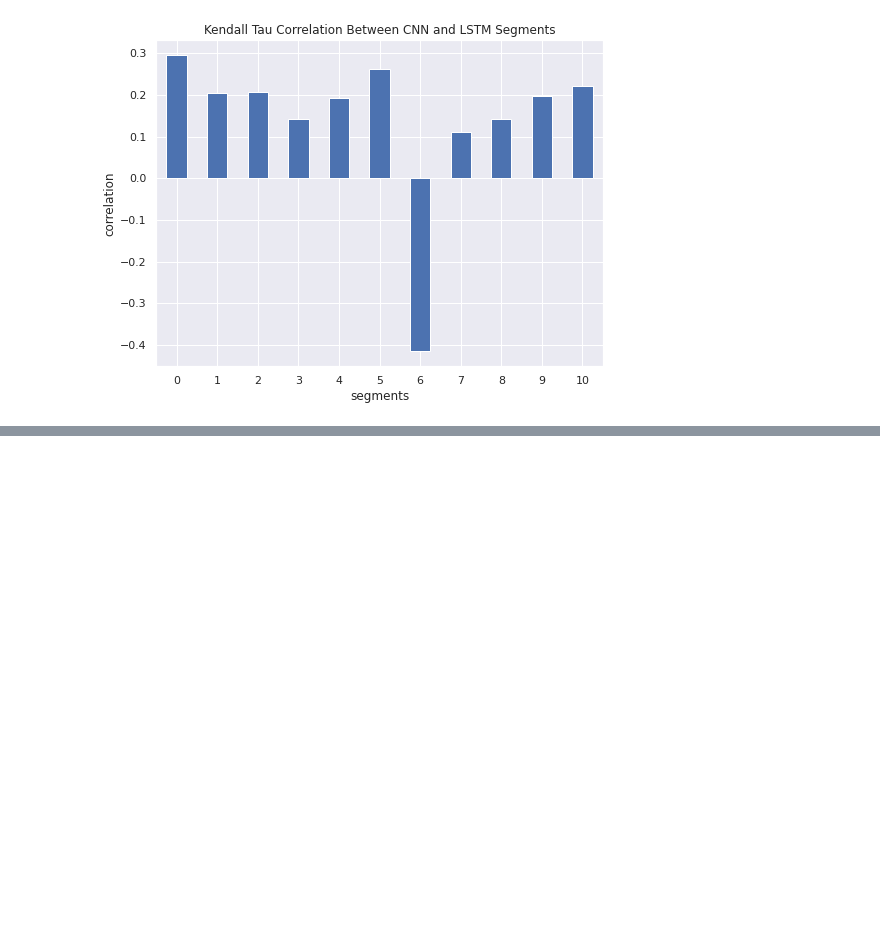
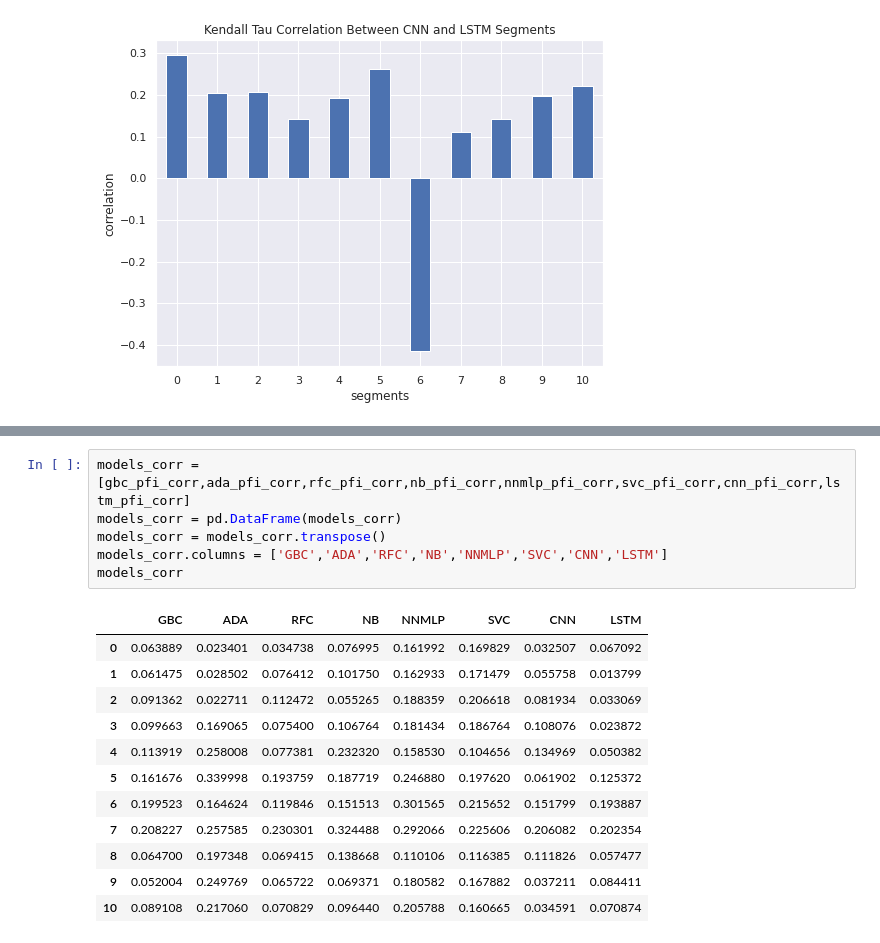
Before and after one commit to shouryaverma/cs_lvl4_project, a Jupyter notebook: code notebooks/correlation.ipynb, the cells around one changed output, grey strips where cells are left out. Cells and saved outputs as stored; diff of their text form; blank space fills up the shorter version.

```diff
--- a/code notebooks/correlation.ipynb
+++ b/code notebooks/correlation.ipynb
@@ -333,0 +375,19 @@ models
+# %%
+models_corr = [gbc_pfi_corr,ada_pfi_corr,rfc_pfi_corr,nb_pfi_corr,nnmlp_pfi_corr,svc_pfi_corr,cnn_pfi_corr,lstm_pfi_corr]
+models_corr = pd.DataFrame(models_corr)
+models_corr = models_corr.transpose()
+models_corr.columns = ['GBC','ADA','RFC','NB','NNMLP','SVC','CNN','LSTM']
+models_corr
+# %% [output]
+|  | GBC | ADA | RFC | NB | NNMLP | SVC | CNN | LSTM |
+| 0 | 0.063889 | 0.023401 | 0.034738 | 0.076995 | 0.161992 | 0.169829 | 0.032507 | 0.067092 |
+| 1 | 0.061475 | 0.028502 | 0.076412 | 0.101750 | 0.162933 | 0.171479 | 0.055758 | 0.013799 |
+| 2 | 0.091362 | 0.022711 | 0.112472 | 0.055265 | 0.188359 | 0.206618 | 0.081934 | 0.033069 |
+| 3 | 0.099663 | 0.169065 | 0.075400 | 0.106764 | 0.181434 | 0.186764 | 0.108076 | 0.023872 |
+| 4 | 0.113919 | 0.258008 | 0.077381 | 0.232320 | 0.158530 | 0.104656 | 0.134969 | 0.050382 |
+| 5 | 0.161676 | 0.339998 | 0.193759 | 0.187719 | 0.246880 | 0.197620 | 0.061902 | 0.125372 |
+| 6 | 0.199523 | 0.164624 | 0.119846 | 0.151513 | 0.301565 | 0.215652 | 0.151799 | 0.193887 |
+| 7 | 0.208227 | 0.257585 | 0.230301 | 0.324488 | 0.292066 | 0.225606 | 0.206082 | 0.202354 |
+| 8 | 0.064700 | 0.197348 | 0.069415 | 0.138668 | 0.110106 | 0.116385 | 0.111826 | 0.057477 |
+| 9 | 0.052004 | 0.249769 | 0.065722 | 0.069371 | 0.180582 | 0.167882 | 0.037211 | 0.084411 |
+| 10 | 0.089108 | 0.217060 | 0.070829 | 0.096440 | 0.205788 | 0.160665 | 0.034591 | 0.070874 |
```
Also changed, not shown: parts of 6 cells of this notebook.
